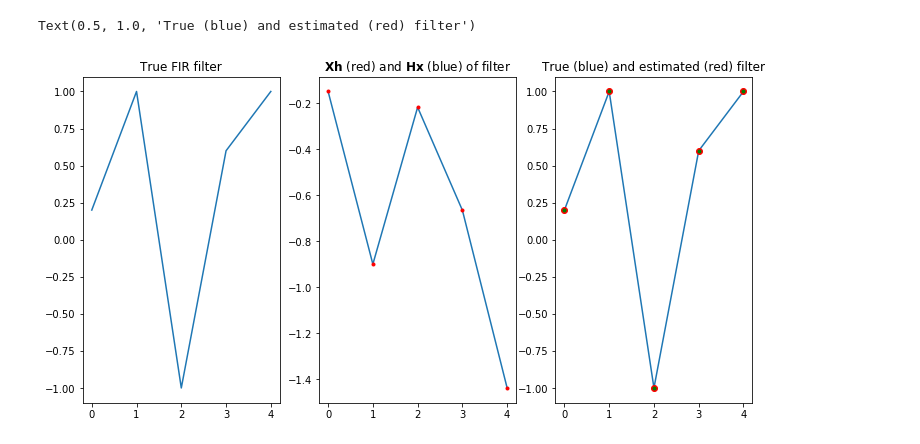
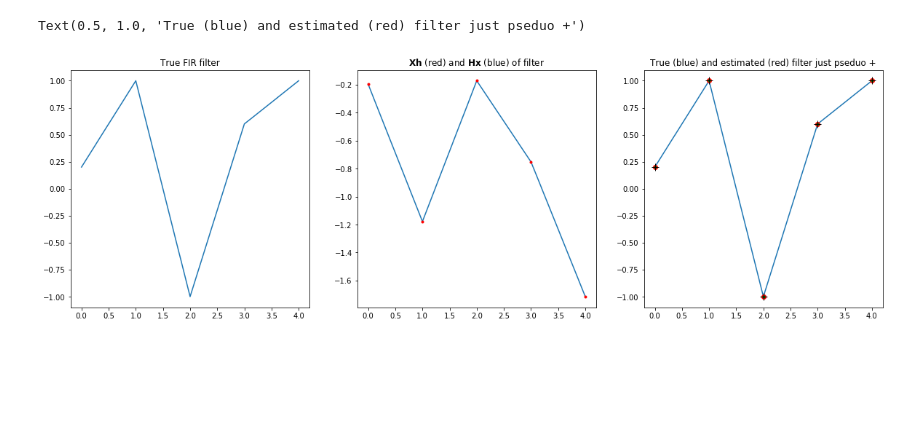
Before and after one commit to kootsoop/DSP.SE, a Jupyter notebook: Python/Q59664.ipynb, the cells around one changed output. Saved outputs shown, nothing was run; the diff lists cells and outputs as text; code cells hidden in the pictures; blank space fills up the shorter version.

```diff
--- a/Python/Q59664.ipynb
+++ b/Python/Q59664.ipynb
@@ -1,40 +1,41 @@
 # %%
-from numpy import random, zeros
-from scipy import cos
+from numpy import random, zeros, arange, cos
+from scipy import pi
 from scipy.linalg import toeplitz, inv, pinv
 from pylab import figure, clf, plot, xlabel, ylabel, xlim, ylim, title, grid, axes, show, subplot
 
 N = 5
 h = [0.2,1,-1,0.6,1]
 
 # x = random.normal(0, 0.01, N)
-x = sin(2*pi*0.01234*arange(N) + 2*pi*random.uniform(-1,1))
+x = cos(2*pi*0.01234*arange(N) + 2*pi*random.uniform(-1,1))
 X = toeplitz(x, zeros(N)) # Need to in fill with zeros.
 
 H = toeplitz(h, zeros(N)) # Need to in fill with zeros.
 y = H @ x
 y2 = X @ h
 
 h_hat = pinv(X.transpose() @ X) @ X.transpose() @ y
 h_hat2 = pinv(X.transpose() @ X) @ X.transpose() @ y2
+h_hat3 = pinv(X) @ y
 
-
-figure(1,  figsize=(12, 6))
+figure(1,  figsize=(20, 6))
 subplot(1, 3, 1)
 plot(h)
 title("True FIR filter")
 
 subplot(1, 3, 2)
 plot(y)
 plot(y2,'r.')
 title("$\mathbf{Xh}$ (red) and $\mathbf{Hx}$ (blue) of filter")
 
 subplot(1, 3, 3)
 
 plot(h)
 plot(h_hat,'ro')
 plot(h_hat2,'g.')
-title("True (blue) and estimated (red) filter")
+plot(h_hat3,'k+',markersize=10)
+title("True (blue) and estimated (red) filter just pseduo +")
 # %% [output]
-Text(0.5, 1.0, 'True (blue) and estimated (red) filter')
+Text(0.5, 1.0, 'True (blue) and estimated (red) filter just pseduo +')
-[figure, old version]
+[figure, new version]
```
Also changed, not shown: 1 other file.
